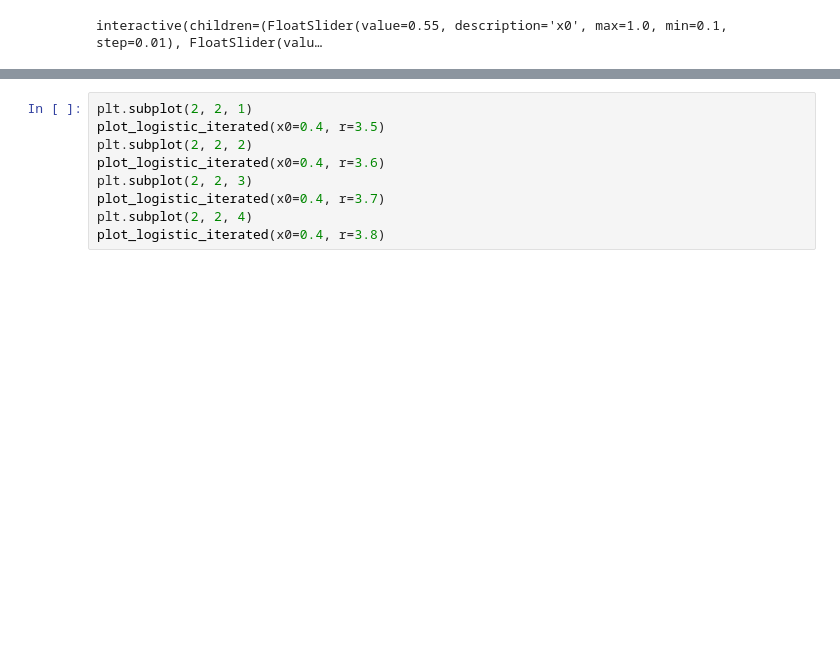
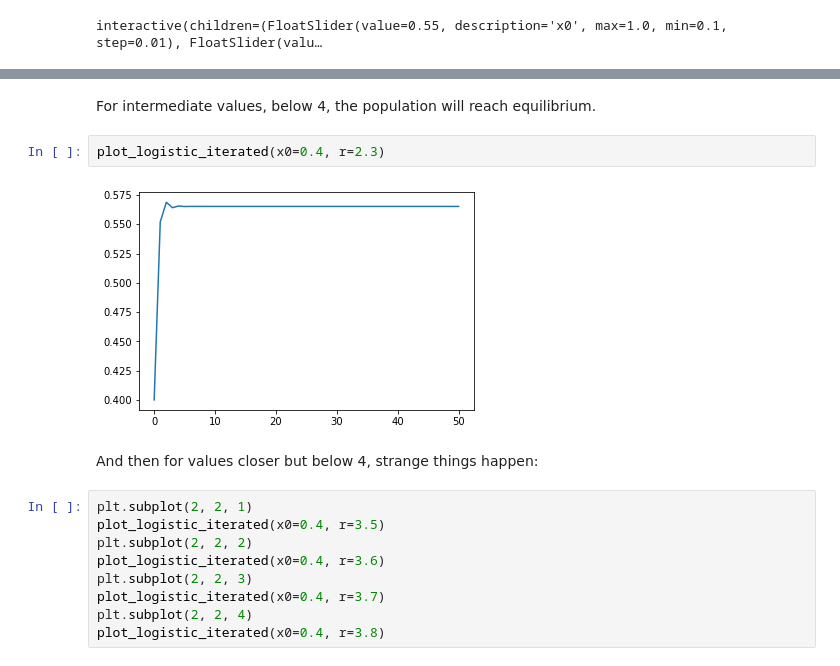
Before and after one commit to RRisto/learning, a Jupyter notebook: nonlinear_algebra/logistic_map.ipynb, the cells around one changed output, grey strips where cells are left out. Saved outputs shown, nothing was run; the diff lists cells and outputs as text; blank space fills up the shorter version.

```diff
--- a/nonlinear_algebra/logistic_map.ipynb
+++ b/nonlinear_algebra/logistic_map.ipynb
@@ -28,3 +34,11 @@ interactive(children=(FloatSlider(value=0.55, description='x0', max=1.0, min=0.1
+# %% [markdown]
+For intermediate values, below 4, the population will reach equilibrium.
+# %%
+plot_logistic_iterated(x0=0.4, r=2.3)
+# %% [output]
+[figure, added]
+# %% [markdown]
+And then for values closer but below 4, strange things happen:
 # %%
 plt.subplot(2, 2, 1)
 plot_logistic_iterated(x0=0.4, r=3.5)
```
Also changed, not shown: parts of 11 cells of this notebook, 1 other file.
